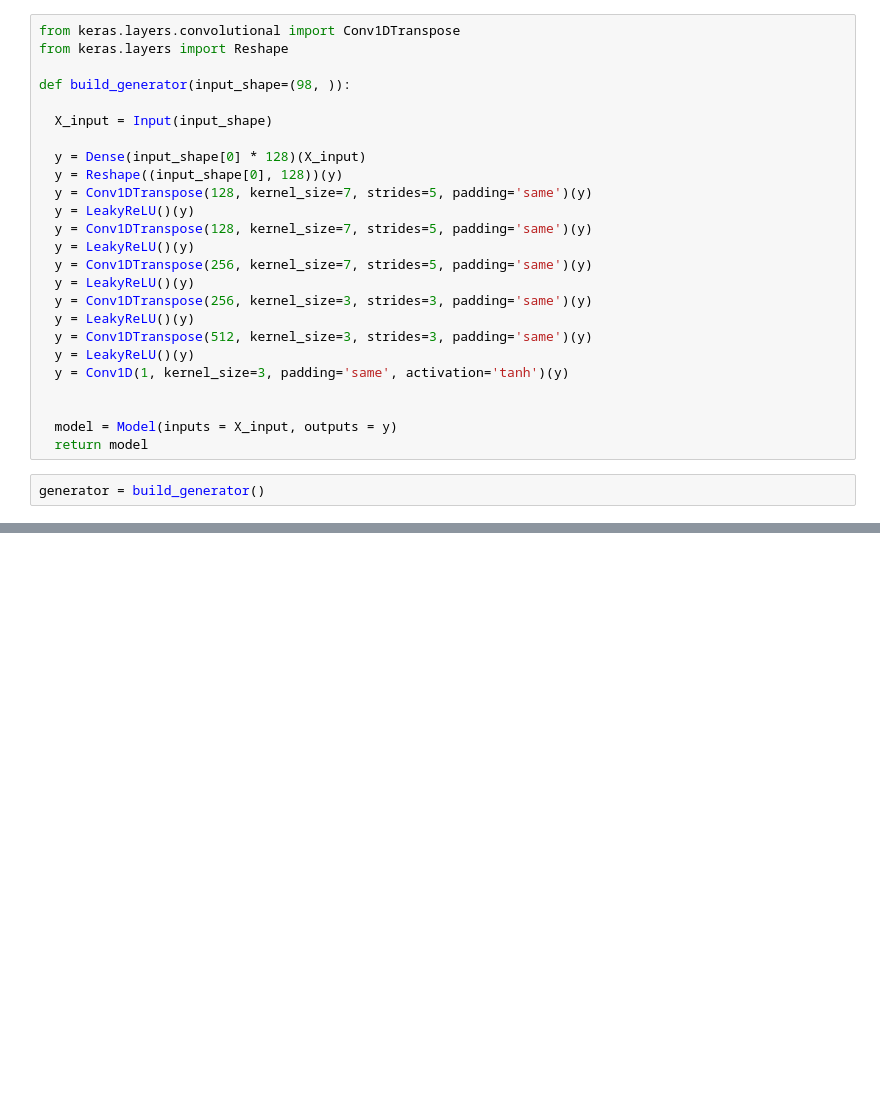
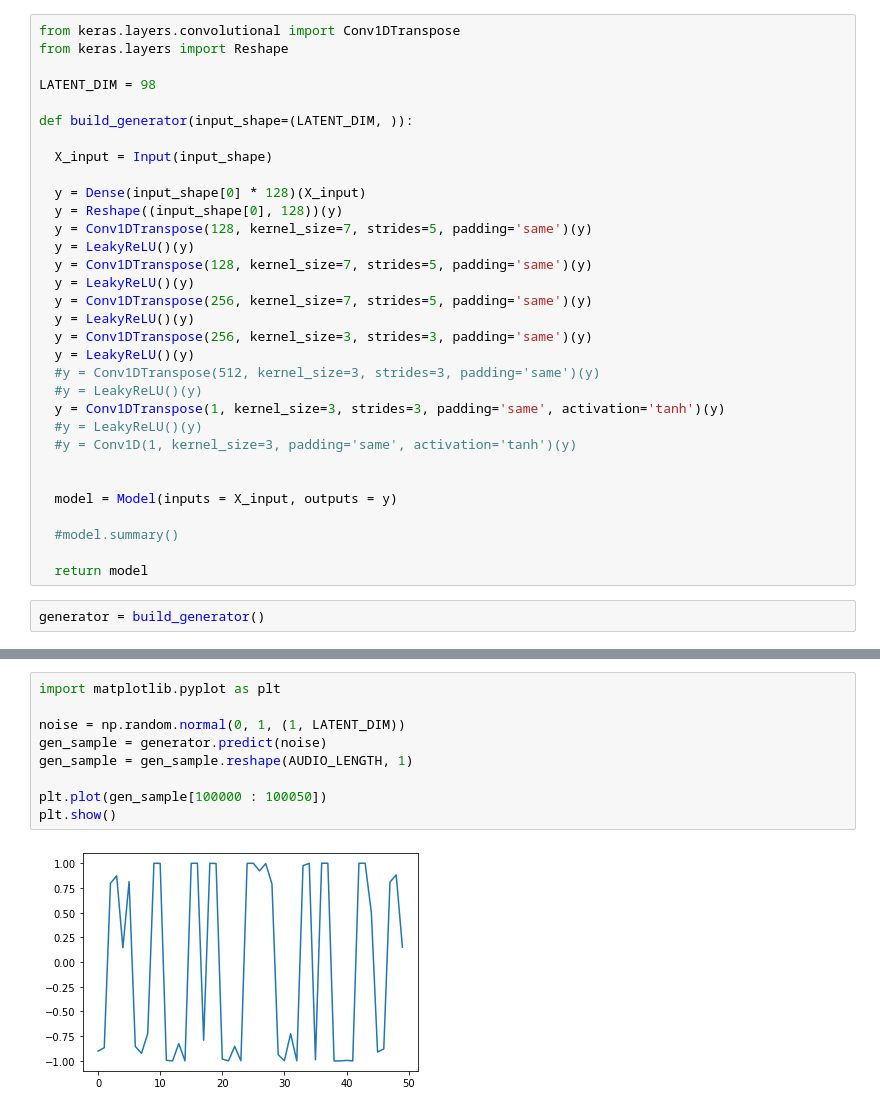
Before and after one commit to wojciechsadlik/MGU-CGANMusicConverter, a Jupyter notebook: raw_audio_gan.ipynb, the cells around one changed output, grey strips where cells are left out. Saved outputs shown, nothing was run; the diff lists cells and outputs as text; blank space fills up the shorter version.

```diff
--- a/raw_audio_gan.ipynb
+++ b/raw_audio_gan.ipynb
@@ -92,7 +98,9 @@ discriminator = build_discriminator()
 from keras.layers.convolutional import Conv1DTranspose
 from keras.layers import Reshape
 
-def build_generator(input_shape=(98, )):
+LATENT_DIM = 98
+
+def build_generator(input_shape=(LATENT_DIM, )):
 
   X_input = Input(input_shape)
 
@@ -106,12 +114,17 @@ def build_generator(input_shape=(98, )):
   y = LeakyReLU()(y)
   y = Conv1DTranspose(256, kernel_size=3, strides=3, padding='same')(y)
   y = LeakyReLU()(y)
-  y = Conv1DTranspose(512, kernel_size=3, strides=3, padding='same')(y)
-  y = LeakyReLU()(y)
-  y = Conv1D(1, kernel_size=3, padding='same', activation='tanh')(y)
+  #y = Conv1DTranspose(512, kernel_size=3, strides=3, padding='same')(y)
+  #y = LeakyReLU()(y)
+  y = Conv1DTranspose(1, kernel_size=3, strides=3, padding='same', activation='tanh')(y)
+  #y = LeakyReLU()(y)
+  #y = Conv1D(1, kernel_size=3, padding='same', activation='tanh')(y)
 
 
   model = Model(inputs = X_input, outputs = y)
+
+  #model.summary()
+
   return model
 # %%
 generator = build_generator()
@@ -137,0 +190,11 @@ _________________________________________________________________
+# %%
+import matplotlib.pyplot as plt
+
+noise = np.random.normal(0, 1, (1, LATENT_DIM))
+gen_sample = generator.predict(noise)
+gen_sample = gen_sample.reshape(AUDIO_LENGTH, 1)
+
+plt.plot(gen_sample[100000 : 100050])
+plt.show()
+# %% [output]
+[figure, added]
```
Also changed, not shown: parts of 9 cells of this notebook.
